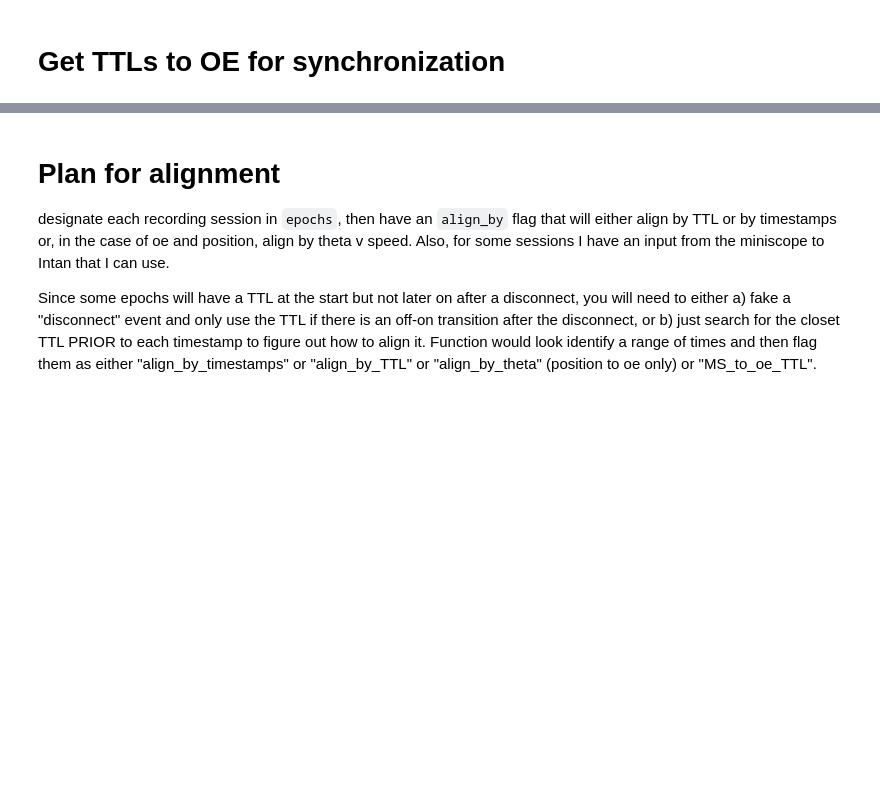
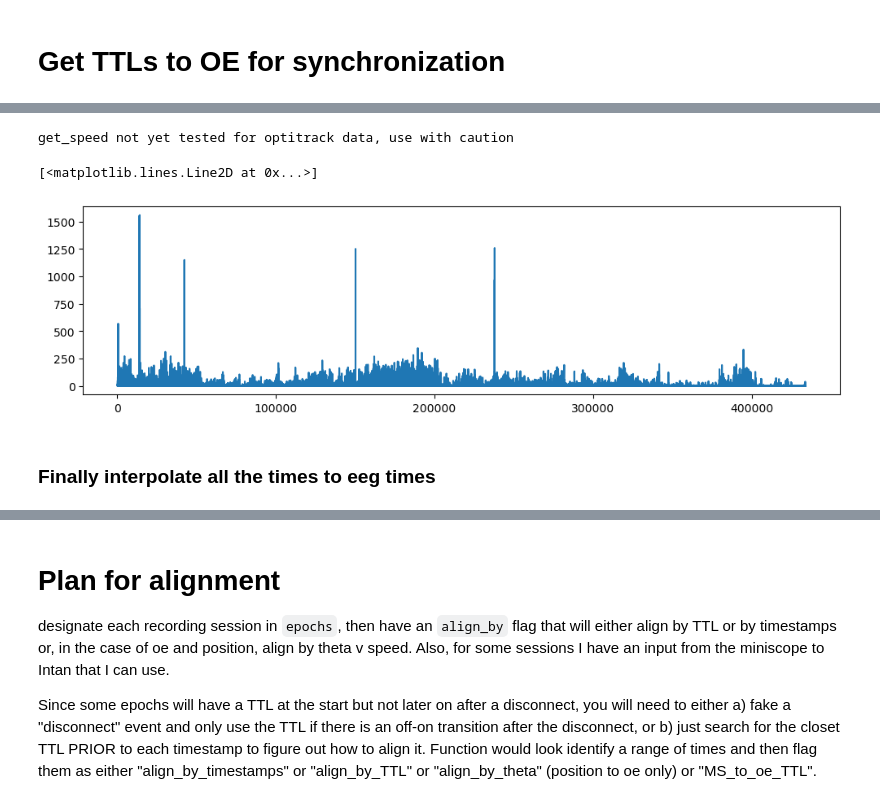
Before and after one commit to diba-lab/NeuroPy, a Jupyter notebook: notebooks/Image_ephys_dlc_alignment.ipynb, the cells around one changed output, grey strips where cells are left out. Cells and saved outputs as stored; diff of their text form; code cells hidden in the pictures; blank space fills up the shorter version.

```diff
--- a/notebooks/Image_ephys_dlc_alignment.ipynb
+++ b/notebooks/Image_ephys_dlc_alignment.ipynb
@@ -90,0 +166,13 @@ PosixPath('/data/Working/Trace_FC/Recording_Rats/Rat698/2021_06_30_recall')
+# %%
+# Now plot speed data
+%matplotlib inline
+sess.dlc.smooth_pos()
+crown_speed = sess.dlc.get_speed(bodypart="crown_middle")
+_, ax = plt.subplots(figsize=(12, 3))
+ax.plot(crown_speed)
+# %% [output]
+get_speed not yet tested for optitrack data, use with caution
+[<matplotlib.lines.Line2D at 0x...>]
+[figure, added]
+# %% [markdown]
+### Finally interpolate all the times to eeg times
```
Also changed, not shown: parts of 21 cells of this notebook.
